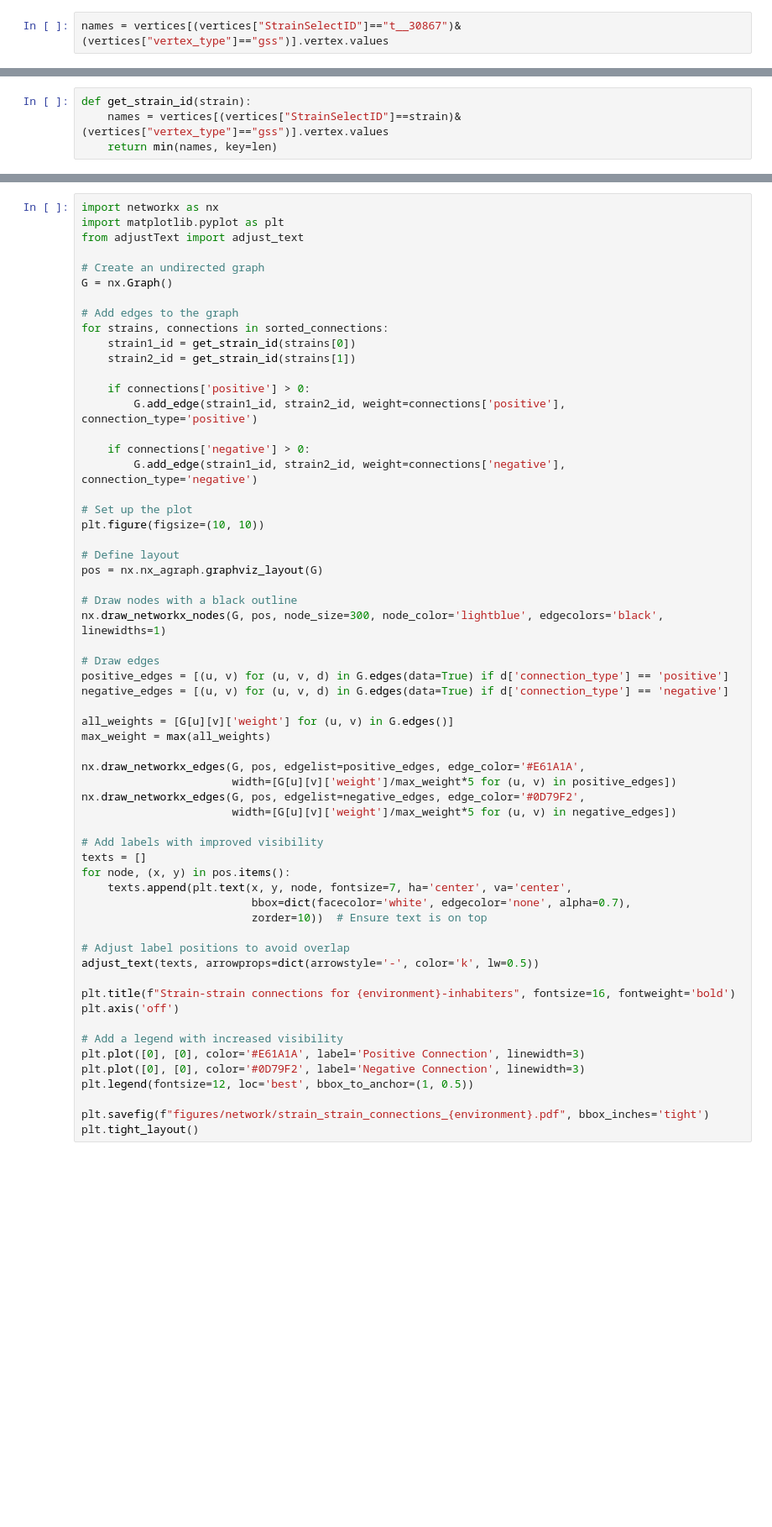
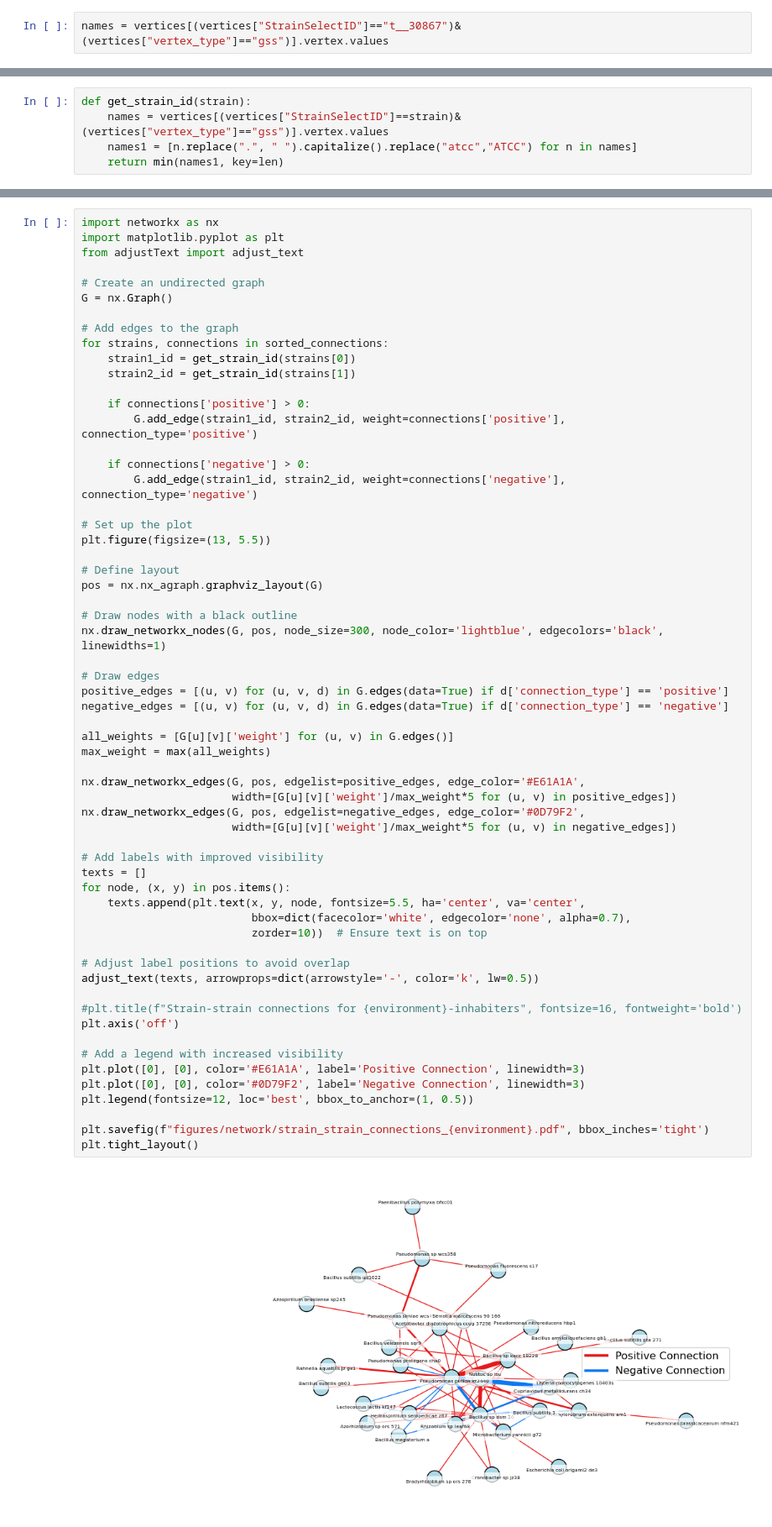
Before and after one commit to danielzmbp/NLP4Pheno, a Jupyter notebook: notebooks/network_triad_analysis.ipynb, the cells around one changed output, grey strips where cells are left out. Shown: that part at 84% size. Drawn from its saved outputs; the diff is of its cells as text; blank space fills up the shorter version.

```diff
--- a/notebooks/network_triad_analysis.ipynb
+++ b/notebooks/network_triad_analysis.ipynb
@@ -302,7 +308,8 @@ names = vertices[(vertices["StrainSelectID"]=="t__30867")&(vertices["vertex_type
 # %%
 def get_strain_id(strain):
     names = vertices[(vertices["StrainSelectID"]==strain)&(vertices["vertex_type"]=="gss")].vertex.values
-    return min(names, key=len)
+    names1 = [n.replace(".", " ").capitalize().replace("atcc","ATCC") for n in names]
+    return min(names1, key=len)
 # %%
 print("Strain-strain connections with strain IDs (sorted by total count, descending):")
 sorted_connections = sorted(strain_connections.items(), key=lambda x: sum(x[1].values()), reverse=True)
@@ -349,7 +356,7 @@ for strains, connections in sorted_connections:
         G.add_edge(strain1_id, strain2_id, weight=connections['negative'], connection_type='negative')
 
 # Set up the plot
-plt.figure(figsize=(10, 10))
+plt.figure(figsize=(13, 5.5))
 
 # Define layout
 pos = nx.nx_agraph.graphviz_layout(G)
@@ -360,35 +367,37 @@ nx.draw_networkx_nodes(G, pos, node_size=300, node_color='lightblue', edgecolors
 # Draw edges
 positive_edges = [(u, v) for (u, v, d) in G.edges(data=True) if d['connection_type'] == 'positive']
 negative_edges = [(u, v) for (u, v, d) in G.edges(data=True) if d['connection_type'] == 'negative']
 
 all_weights = [G[u][v]['weight'] for (u, v) in G.edges()]
 max_weight = max(all_weights)
 
 nx.draw_networkx_edges(G, pos, edgelist=positive_edges, edge_color='#E61A1A',
                        width=[G[u][v]['weight']/max_weight*5 for (u, v) in positive_edges])
 nx.draw_networkx_edges(G, pos, edgelist=negative_edges, edge_color='#0D79F2',
                        width=[G[u][v]['weight']/max_weight*5 for (u, v) in negative_edges])
 
 # Add labels with improved visibility
 texts = []
 for node, (x, y) in pos.items():
-    texts.append(plt.text(x, y, node, fontsize=7, ha='center', va='center',
+    texts.append(plt.text(x, y, node, fontsize=5.5, ha='center', va='center',
                           bbox=dict(facecolor='white', edgecolor='none', alpha=0.7),
                           zorder=10))  # Ensure text is on top
 
 # Adjust label positions to avoid overlap
 adjust_text(texts, arrowprops=dict(arrowstyle='-', color='k', lw=0.5))
 
-plt.title(f"Strain-strain connections for {environment}-inhabiters", fontsize=16, fontweight='bold')
+#plt.title(f"Strain-strain connections for {environment}-inhabiters", fontsize=16, fontweight='bold')
 plt.axis('off')
 
 # Add a legend with increased visibility
 plt.plot([0], [0], color='#E61A1A', label='Positive Connection', linewidth=3)
 plt.plot([0], [0], color='#0D79F2', label='Negative Connection', linewidth=3)
 plt.legend(fontsize=12, loc='best', bbox_to_anchor=(1, 0.5))
 
 plt.savefig(f"figures/network/strain_strain_connections_{environment}.pdf", bbox_inches='tight')
 plt.tight_layout()
+# %% [output]
+[figure, added]
 # %%
 # Calculate positive and negative degree for each node
 positive_degree = {}
```
Also changed, not shown: parts of 12 cells of this notebook, 9 other files.
